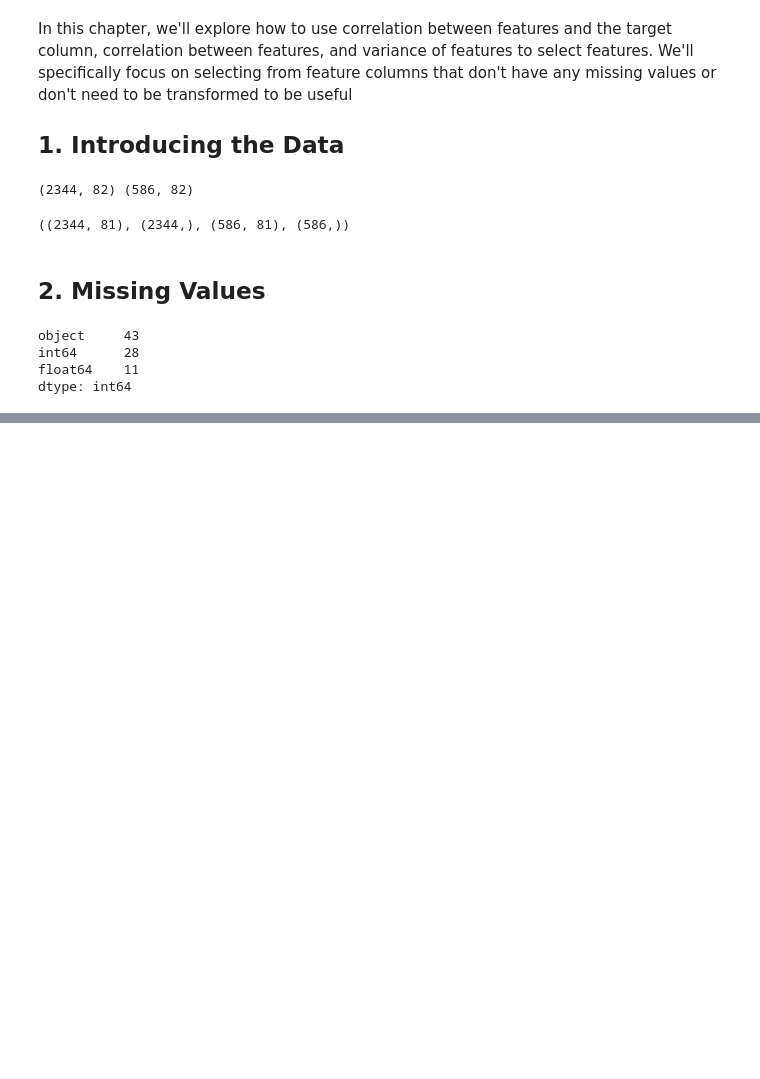
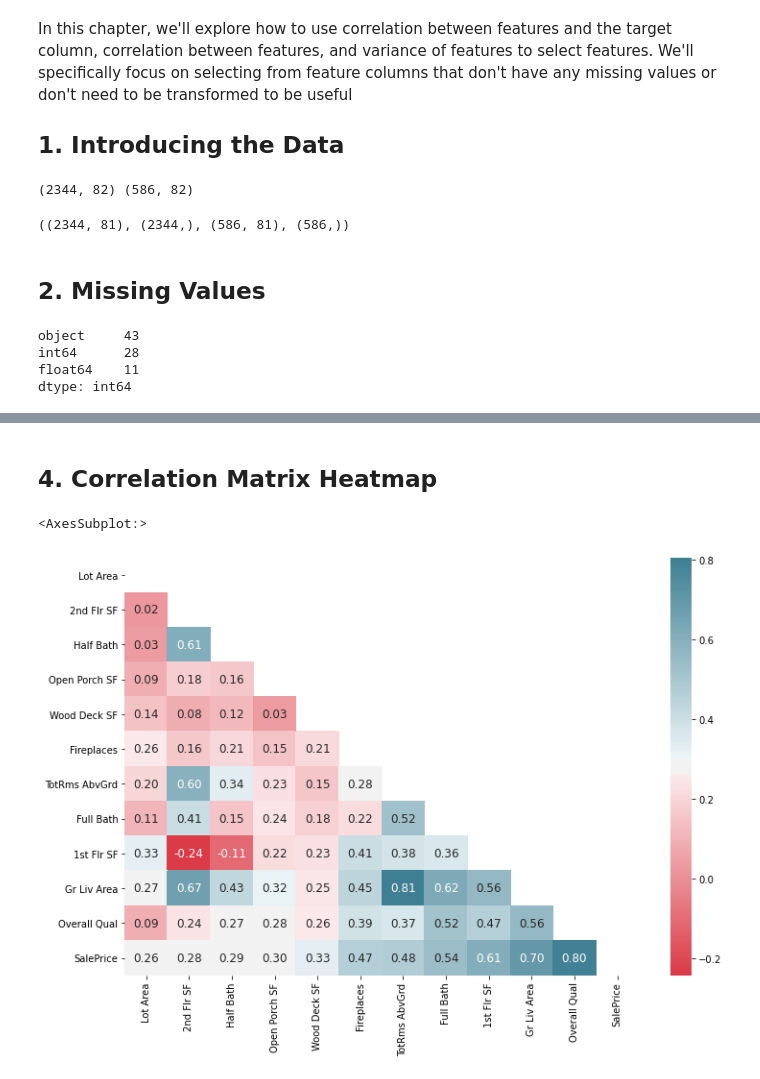
Before and after one commit to harera3/ML_Blueprints, a Jupyter notebook: 07_Ames_Housing_Feature_Selection.ipynb, the cells around one changed output, grey strips where cells are left out. Saved outputs shown, nothing was run; the diff lists cells and outputs as text; code cells hidden in the pictures; blank space fills up the shorter version.

Commit message:
3. corr with target

```diff
--- a/07_Ames_Housing_Feature_Selection.ipynb
+++ b/07_Ames_Housing_Feature_Selection.ipynb
@@ -70,0 +60,5 @@ KeyError: "None of [Int64Index([0, 0, 0, 0, 0, 0, 0, 0, 0, 0, 0, 0, 0, 0, 0, 0,
+# %%
+train_num = train[full_cols.index]
+corr_matrix = train_num.corr()
+sorted_corrs = corr_matrix['SalePrice'].abs().sort_values()
+print(sorted_corrs)
@@ -70,0 +83,16 @@ KeyError: "None of [Int64Index([0, 0, 0, 0, 0, 0, 0, 0, 0, 0, 0, 0, 0, 0, 0, 0,
+# %% [markdown]
+## 4. Correlation Matrix Heatmap
+# %%
+import seaborn as sns
+import matplotlib.pyplot as plt
+
+strong_corrs = sorted_corrs[sorted_corrs > 0.2]
+corr = train_num[strong_corrs.index].corr()
+mask = np.triu(np.ones_like(corr, dtype=np.bool))
+color = sns.diverging_palette(10, 220, as_cmap=True)
+fig, ax = plt.subplots(figsize=(12,8))
+sns.heatmap(corr, mask=mask, cmap=color, annot=True,
+            fmt=".2f", annot_kws={"size": 12})
+# %% [output]
+<AxesSubplot:>
+[figure, added]
```
Also changed, not shown: parts of 8 cells of this notebook, 2 other files.
